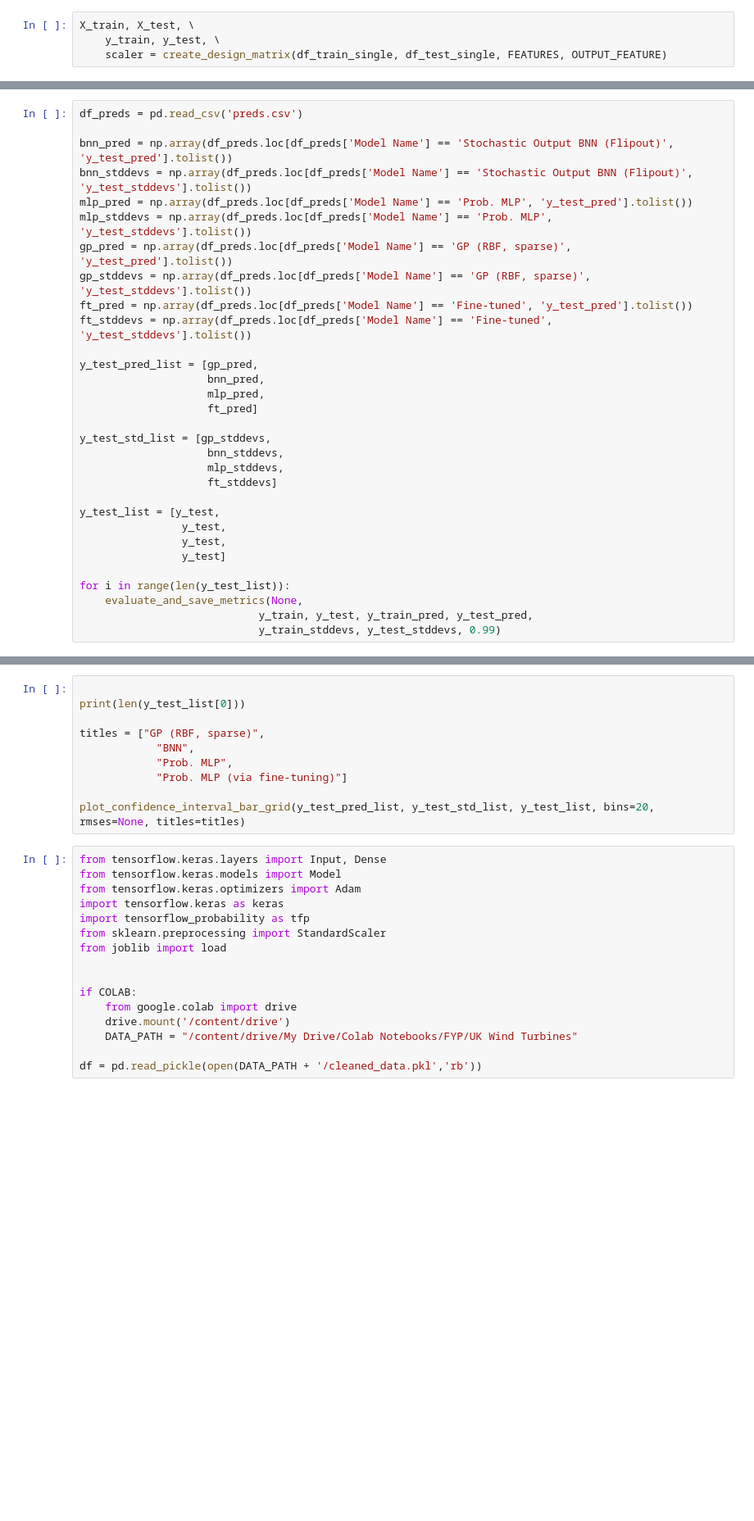
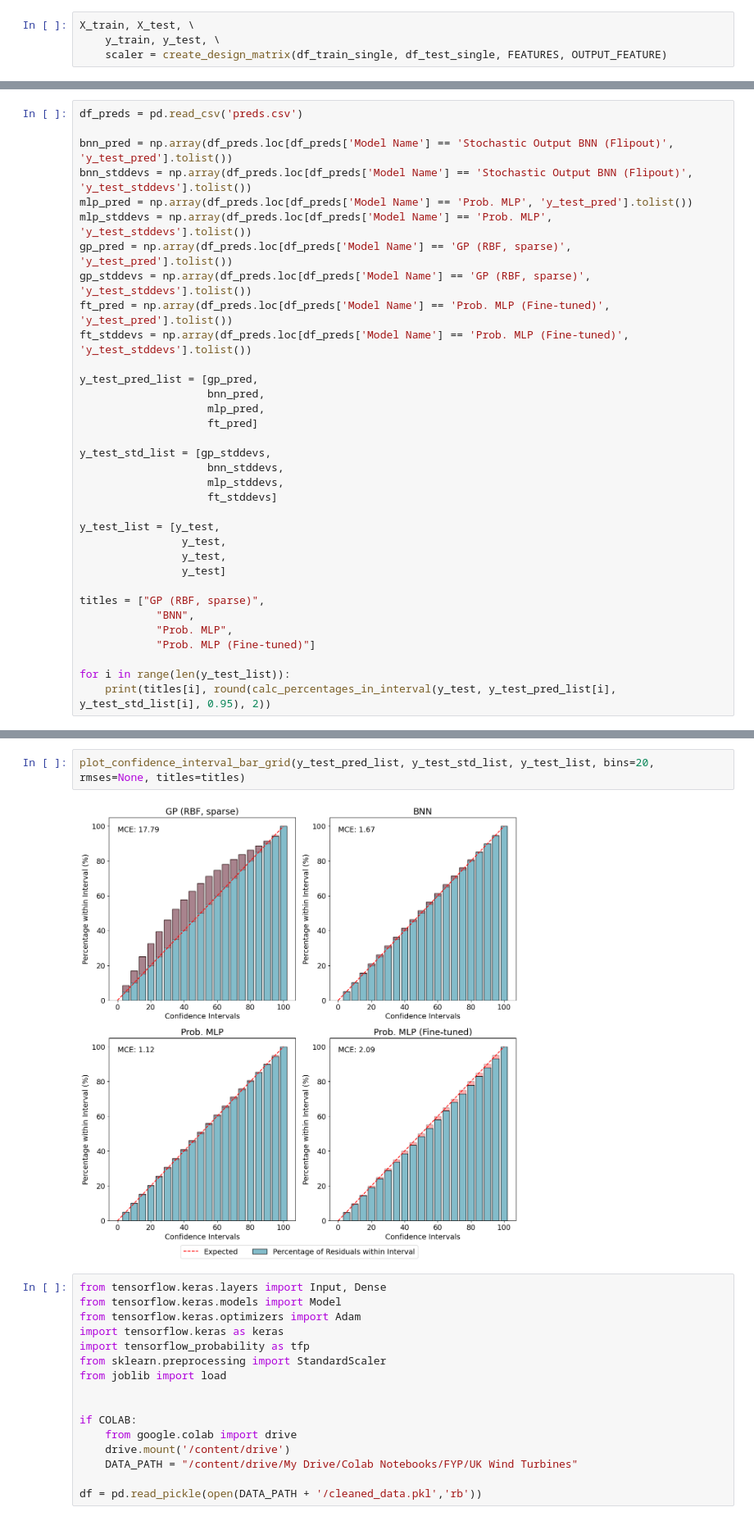
Before and after one commit to filofiocchi02/fyp, a Jupyter notebook: plots.ipynb, the cells around one changed output, grey strips where cells are left out. Shown: that part at 82% size. Saved outputs shown, nothing was run; the diff lists cells and outputs as text; blank space fills up the shorter version.

```diff
--- a/plots.ipynb
+++ b/plots.ipynb
@@ -188,8 +141,8 @@ mlp_pred = np.array(df_preds.loc[df_preds['Model Name'] == 'Prob. MLP', 'y_test_
 mlp_stddevs = np.array(df_preds.loc[df_preds['Model Name'] == 'Prob. MLP', 'y_test_stddevs'].tolist())
 gp_pred = np.array(df_preds.loc[df_preds['Model Name'] == 'GP (RBF, sparse)', 'y_test_pred'].tolist())
 gp_stddevs = np.array(df_preds.loc[df_preds['Model Name'] == 'GP (RBF, sparse)', 'y_test_stddevs'].tolist())
-ft_pred = np.array(df_preds.loc[df_preds['Model Name'] == 'Fine-tuned', 'y_test_pred'].tolist())
-ft_stddevs = np.array(df_preds.loc[df_preds['Model Name'] == 'Fine-tuned', 'y_test_stddevs'].tolist())
+ft_pred = np.array(df_preds.loc[df_preds['Model Name'] == 'Prob. MLP (Fine-tuned)', 'y_test_pred'].tolist())
+ft_stddevs = np.array(df_preds.loc[df_preds['Model Name'] == 'Prob. MLP (Fine-tuned)', 'y_test_stddevs'].tolist())
 
 y_test_pred_list = [gp_pred,
                     bnn_pred,
@@ -206,8 +159,11 @@ y_test_list = [y_test,
                 y_test,
                 y_test]
 
+titles = ["GP (RBF, sparse)",
+            "BNN",
+            "Prob. MLP",
+            "Prob. MLP (Fine-tuned)"]
+
 for i in range(len(y_test_list)):
-    evaluate_and_save_metrics(None,
-                            y_train, y_test, y_train_pred, y_test_pred,
-                            y_train_stddevs, y_test_stddevs, 0.99)
+    print(titles[i], round(calc_percentages_in_interval(y_test, y_test_pred_list[i], y_test_std_list[i], 0.95), 2))
 # %% [output]
@@ -217,13 +174,7 @@ UFuncTypeError: ufunc 'multiply' did not contain a loop with signature matching
 # %%
-
-print(len(y_test_list[0]))
-
-titles = ["GP (RBF, sparse)",
-            "BNN",
-            "Prob. MLP",
-            "Prob. MLP (via fine-tuning)"]
-
 plot_confidence_interval_bar_grid(y_test_pred_list, y_test_std_list, y_test_list, bins=20, rmses=None, titles=titles)
+# %% [output]
+[figure, added]
 # %%
 from tensorflow.keras.layers import Input, Dense
 from tensorflow.keras.models import Model
```
Also changed, not shown: parts of 5 cells of this notebook, 1 other file.
